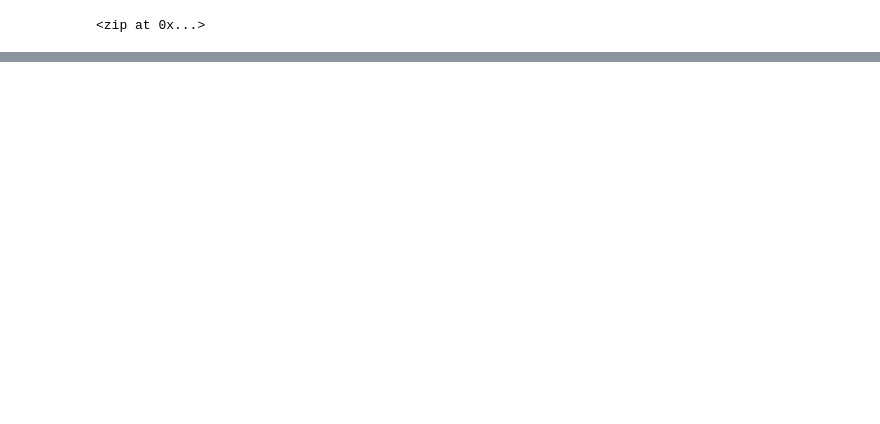
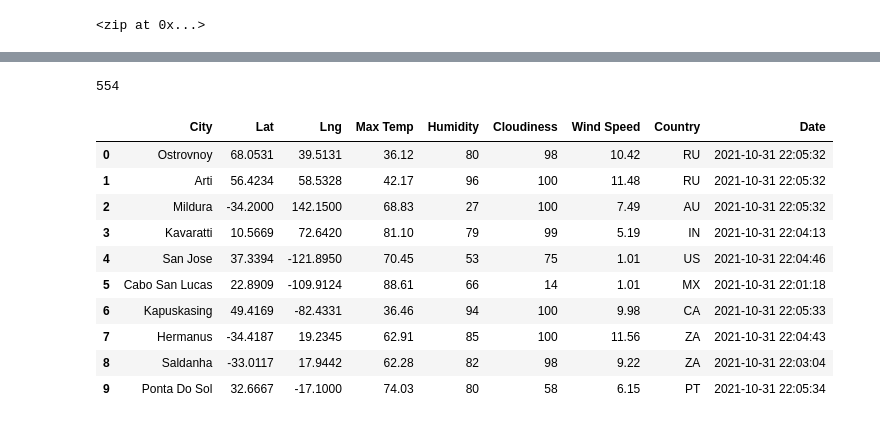
Before and after one commit to mreid1066/World_Weather_Analysis, a Jupyter notebook: WeatherPy.ipynb, the cells around one changed output, grey strips where cells are left out. Cells and saved outputs as stored; diff of their text form; code cells hidden in the pictures; blank space fills up the shorter version.

```diff
--- a/WeatherPy.ipynb
+++ b/WeatherPy.ipynb
@@ -3,3 +3,13 @@
 import pandas as pd
 import matplotlib.pyplot as plt
 import numpy as np
+# %%
+# Import the requests library.
+import requests
+import config
+
+# Import the API key.
+from config import weather_api_key
+
+# Starting URL for Weather Map API Call.
+url = "http://api.openweathermap.org/data/2.5/weather?units=Imperial&APPID=" + weather_api_key
@@ -37,0 +52,10 @@ print(cities)
+# %%
+# Create an empty list to hold the weather data.
+city_data = []
+# Print the beginning of the logging.
+print("Beginning Data Retrieval     ")
+print("-----------------------------")
+
+# Create counters.
+record_count = 1
+set_count = 1
@@ -37,0 +135,20 @@ print(cities)
+# %%
+len(city_data)
+# %% [output]
+554
+# %%
+# Convert the array of dictionaries to a Pandas DataFrame.
+city_data_df = pd.DataFrame(city_data)
+city_data_df.head(10)
+# %% [output]
+|  | City | Lat | Lng | Max Temp | Humidity | Cloudiness | Wind Speed | Country | Date |
+| 0 | Ostrovnoy | 68.0531 | 39.5131 | 36.12 | 80 | 98 | 10.42 | RU | 2021-10-31 22:05:32 |
+| 1 | Arti | 56.4234 | 58.5328 | 42.17 | 96 | 100 | 11.48 | RU | 2021-10-31 22:05:32 |
+| 2 | Mildura | -34.2000 | 142.1500 | 68.83 | 27 | 100 | 7.49 | AU | 2021-10-31 22:05:32 |
+| 3 | Kavaratti | 10.5669 | 72.6420 | 81.10 | 79 | 99 | 5.19 | IN | 2021-10-31 22:04:13 |
+| 4 | San Jose | 37.3394 | -121.8950 | 70.45 | 53 | 75 | 1.01 | US | 2021-10-31 22:04:46 |
+| 5 | Cabo San Lucas | 22.8909 | -109.9124 | 88.61 | 66 | 14 | 1.01 | MX | 2021-10-31 22:01:18 |
+| 6 | Kapuskasing | 49.4169 | -82.4331 | 36.46 | 94 | 100 | 9.98 | CA | 2021-10-31 22:05:33 |
+| 7 | Hermanus | -34.4187 | 19.2345 | 62.91 | 85 | 100 | 11.56 | ZA | 2021-10-31 22:04:43 |
+| 8 | Saldanha | -33.0117 | 17.9442 | 62.28 | 82 | 98 | 9.22 | ZA | 2021-10-31 22:03:04 |
+| 9 | Ponta Do Sol | 32.6667 | -17.1000 | 74.03 | 80 | 58 | 6.15 | PT | 2021-10-31 22:05:34 |
```
Also changed, not shown: parts of 8 cells of this notebook, 3 other files.
